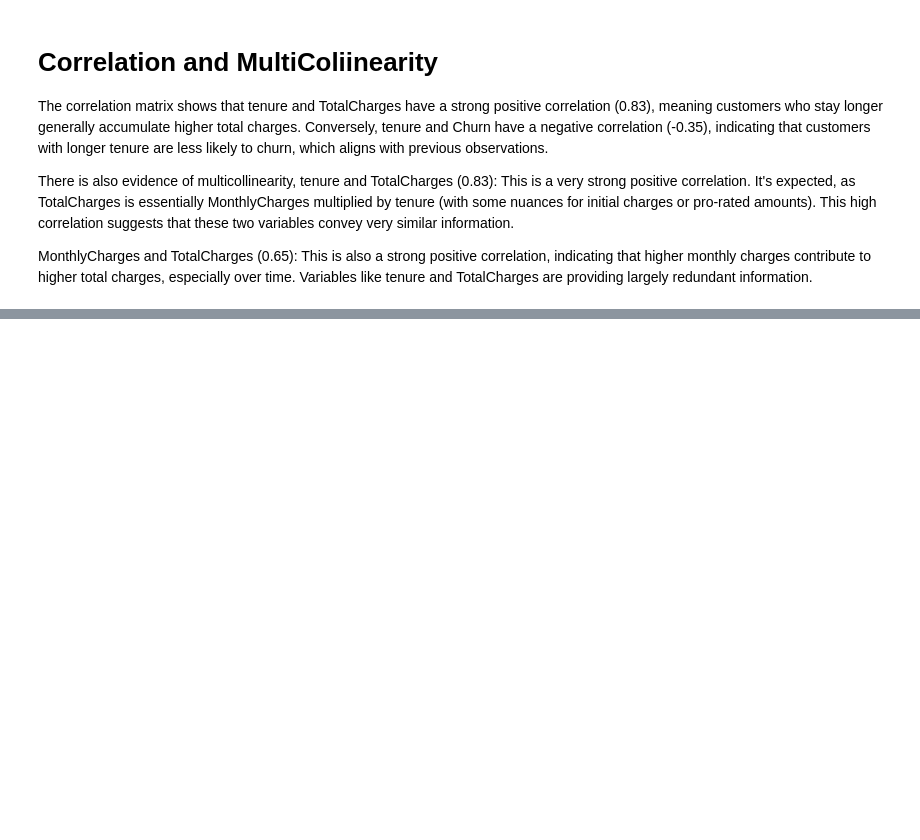
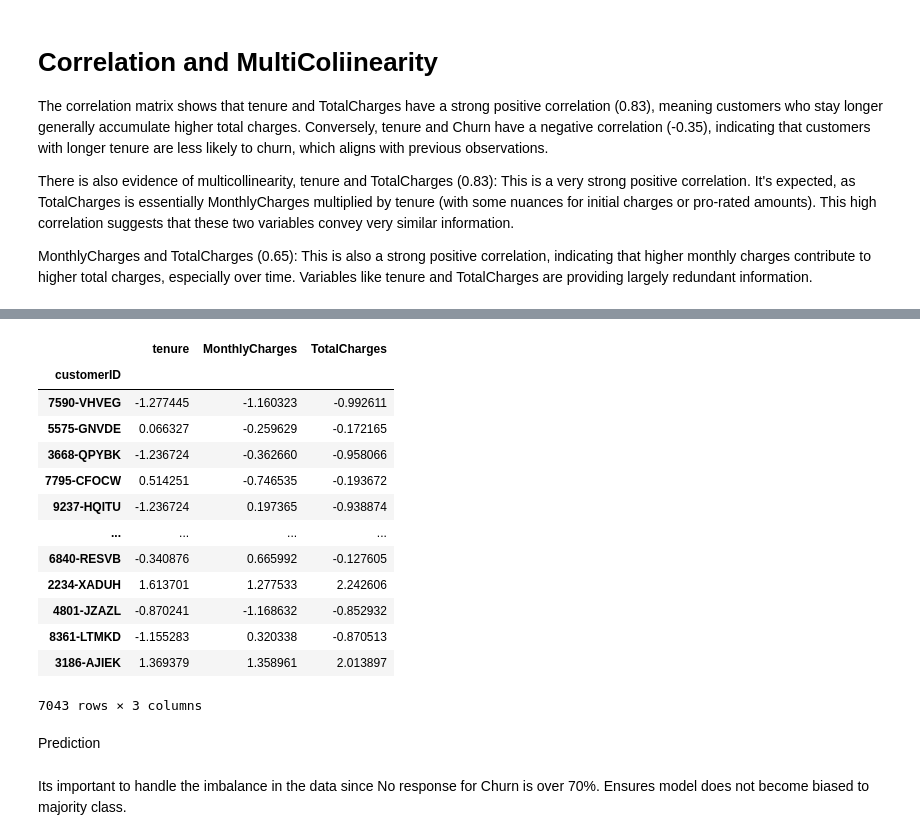
Before and after one commit to Kwasi-Dankwa/teleco-churn-project-ml, a Jupyter notebook: teleco_customer_churn.ipynb, the cells around one changed output, grey strips where cells are left out. Saved outputs shown, nothing was run; the diff lists cells and outputs as text; code cells hidden in the pictures; blank space fills up the shorter version.

```diff
--- a/teleco_customer_churn.ipynb
+++ b/teleco_customer_churn.ipynb
@@ -382,0 +382,24 @@ df.head()
+# %%
+# Feature scaling to ensure consistent value ranges like tenure, Monthly charges, and Total Charges
+from sklearn.preprocessing import StandardScaler
+scaler = StandardScaler()
+numeric_columns = ['tenure', 'MonthlyCharges', 'TotalCharges']
+df[numeric_columns] = scaler.fit_transform(df[numeric_columns])
+df[numeric_columns]
+# %% [output]
+|  | tenure | MonthlyCharges | TotalCharges |
+| customerID |  |  |  |
+| 7590-VHVEG | -1.277445 | -1.160323 | -0.992611 |
+| 5575-GNVDE | 0.066327 | -0.259629 | -0.172165 |
+| 3668-QPYBK | -1.236724 | -0.362660 | -0.958066 |
+| 7795-CFOCW | 0.514251 | -0.746535 | -0.193672 |
+| 9237-HQITU | -1.236724 | 0.197365 | -0.938874 |
+| ... | ... | ... | ... |
+| 6840-RESVB | -0.340876 | 0.665992 | -0.127605 |
+| 2234-XADUH | 1.613701 | 1.277533 | 2.242606 |
+| 4801-JZAZL | -0.870241 | -1.168632 | -0.852932 |
+| 8361-LTMKD | -1.155283 | 0.320338 | -0.870513 |
+| 3186-AJIEK | 1.369379 | 1.358961 | 2.013897 |
+7043 rows × 3 columns
+# %% [markdown]
+Prediction
@@ -382,0 +415,2 @@ df.head()
+# %% [markdown]
+Its important to handle the imbalance in the data since No response for Churn is over 70%. Ensures model does not become biased to majority class.
```
Also changed, not shown: parts of 17 cells of this notebook.
